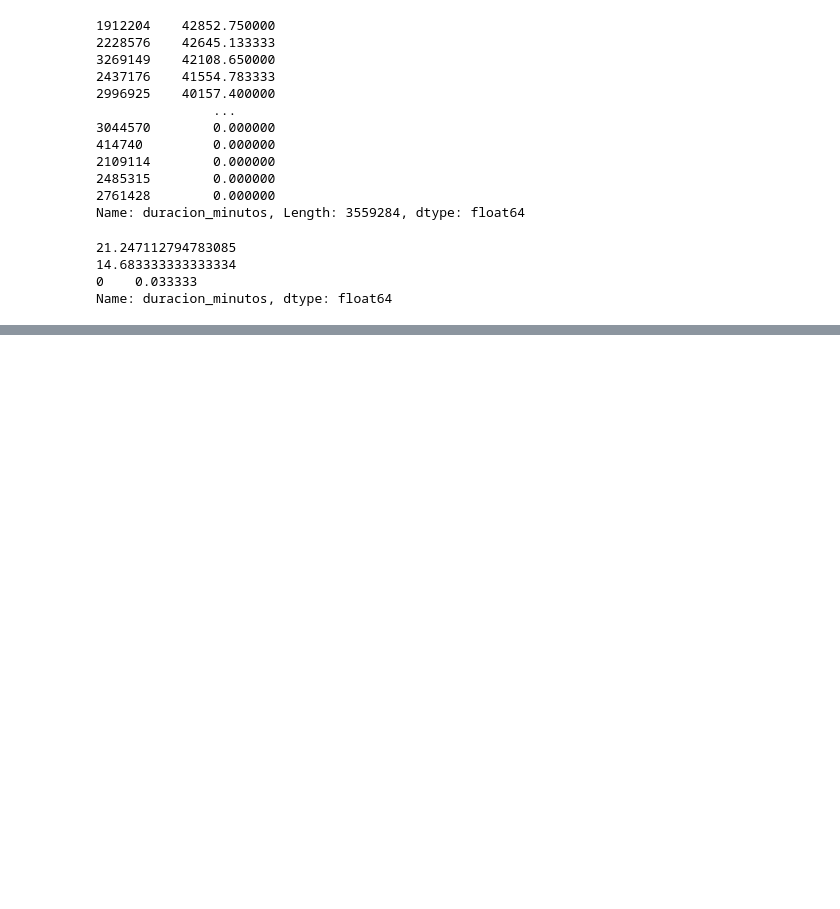
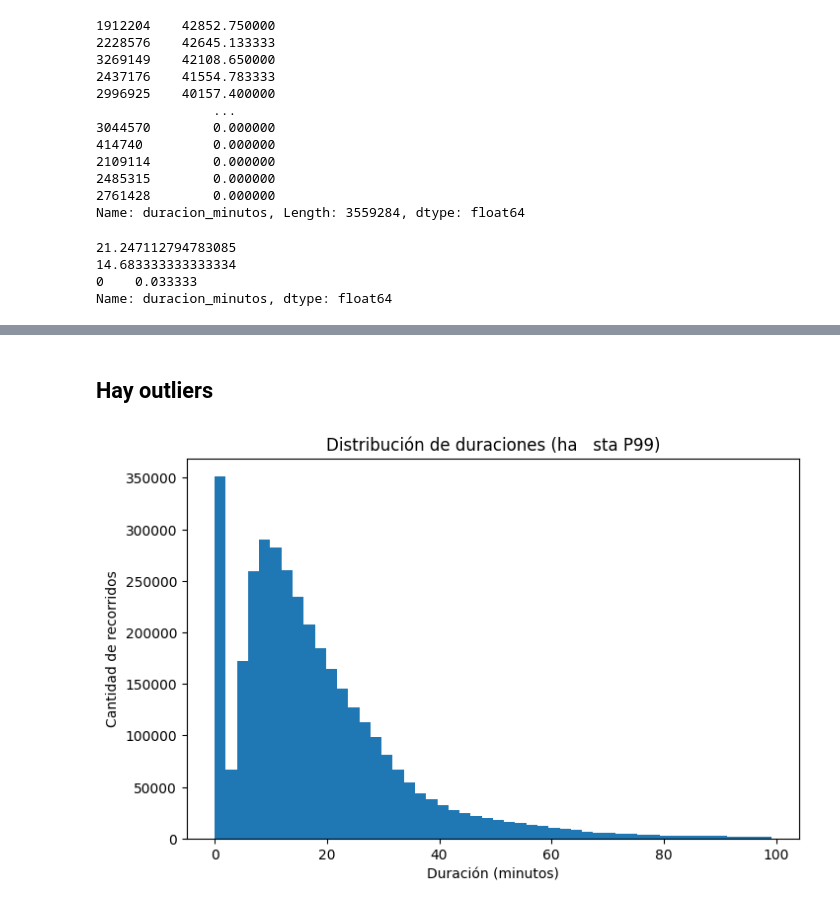
Before and after one commit to JuanPalomeque/Recorridos-en-Ecobicis, a Jupyter notebook: ecobicis.ipynb, the cells around one changed output, grey strips where cells are left out. Drawn from its saved outputs; the diff is of its cells as text; code cells hidden in the pictures; blank space fills up the shorter version.

```diff
--- a/ecobicis.ipynb
+++ b/ecobicis.ipynb
@@ -206,0 +201,13 @@ plt.show()
+# %% [markdown]
+## Hay outliers
+# %%
+p99 = df['duracion_minutos'].quantile(0.99)  # los datos que estan en el 99 % de los valores
+
+plt.figure(figsize=(8,5))
+df.loc[df['duracion_minutos'] <= p99, 'duracion_minutos'].plot(kind='hist', bins=50)
+plt.title('Distribución de duraciones (ha   sta P99)')
+plt.xlabel('Duración (minutos)')
+plt.ylabel('Cantidad de recorridos')
+plt.show()
+# %% [output]
+[figure, added]
```
Also changed, not shown: parts of 5 cells of this notebook.
